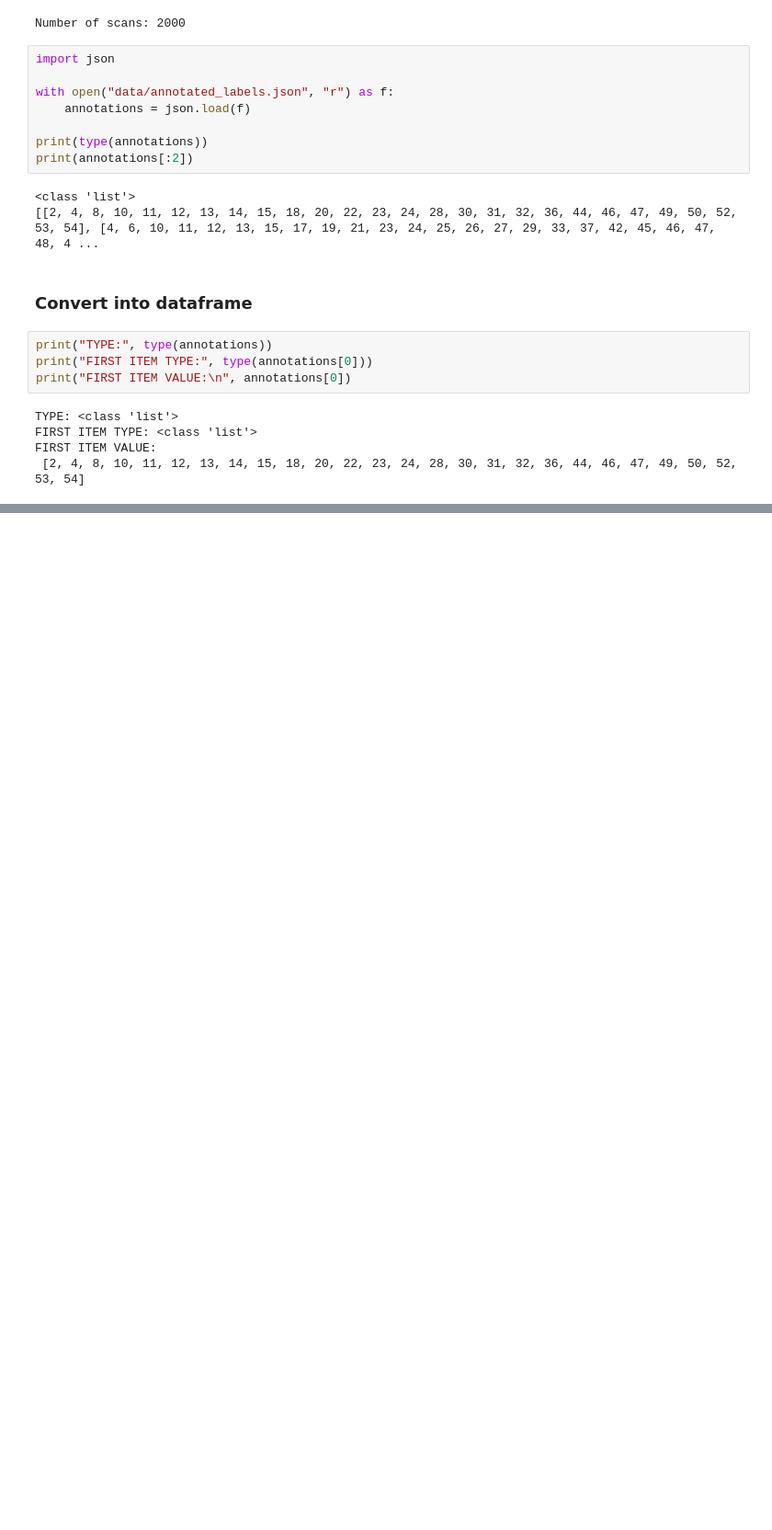
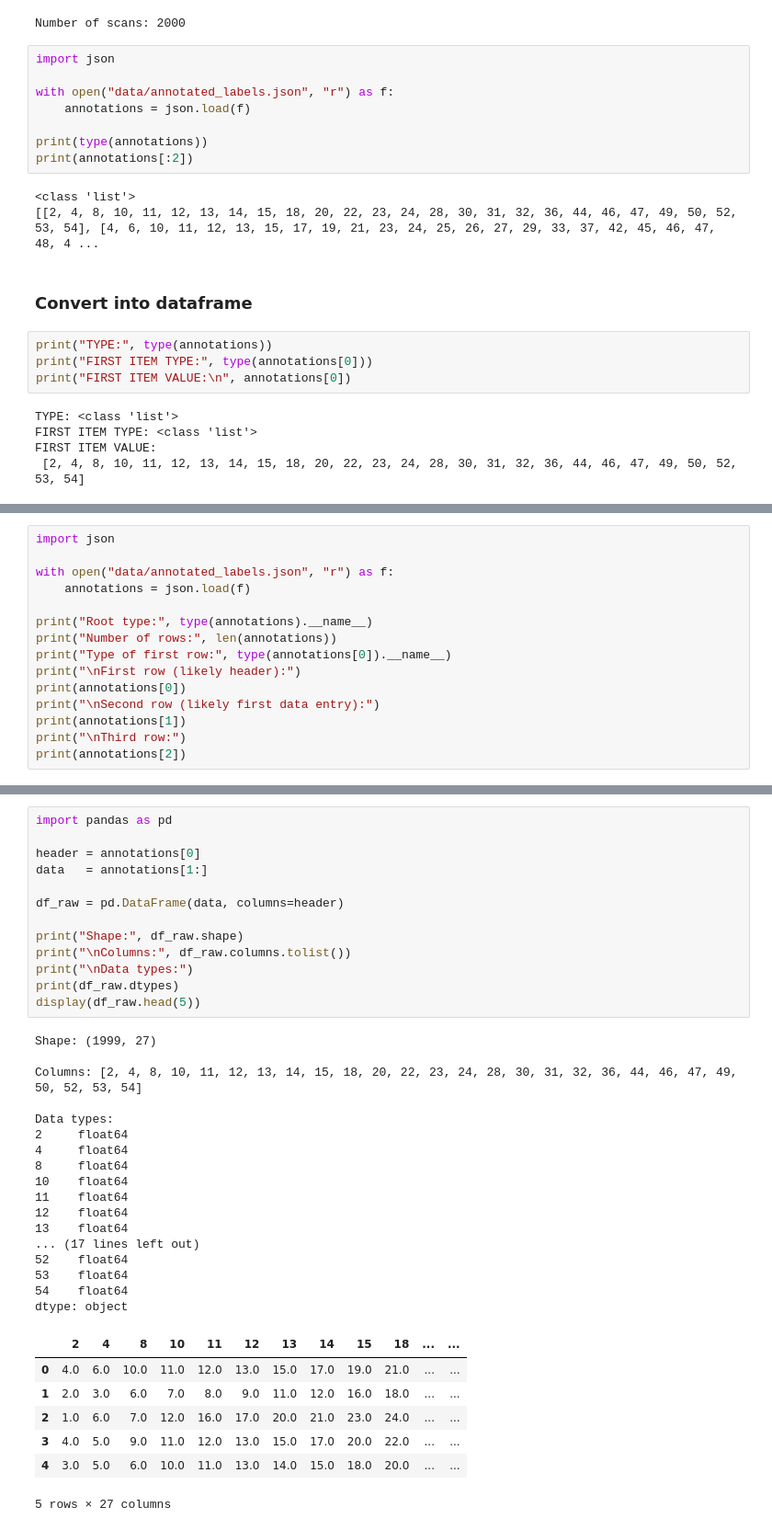
Before and after one commit to kaSae6/AnatomicStructuresSegmentation, a Jupyter notebook: 1_DatasetCharacteristics/exploratory_data_analysis.ipynb, the cells around one changed output, grey strips where cells are left out. Shown at 92% size. Saved outputs shown, nothing was run; the diff lists cells and outputs as text; blank space fills up the shorter version.

```diff
--- a/1_DatasetCharacteristics/exploratory_data_analysis.ipynb
+++ b/1_DatasetCharacteristics/exploratory_data_analysis.ipynb
@@ -581,0 +584,15 @@ FIRST ITEM VALUE:
+# %%
+import json
+
+with open("data/annotated_labels.json", "r") as f:
+    annotations = json.load(f)
+
+print("Root type:", type(annotations).__name__)
+print("Number of rows:", len(annotations))
+print("Type of first row:", type(annotations[0]).__name__)
+print("\nFirst row (likely header):")
+print(annotations[0])
+print("\nSecond row (likely first data entry):")
+print(annotations[1])
+print("\nThird row:")
+print(annotations[2])
@@ -581,0 +615,38 @@ FIRST ITEM VALUE:
+# %%
+import pandas as pd
+
+header = annotations[0]
+data   = annotations[1:]
+
+df_raw = pd.DataFrame(data, columns=header)
+
+print("Shape:", df_raw.shape)
+print("\nColumns:", df_raw.columns.tolist())
+print("\nData types:")
+print(df_raw.dtypes)
+display(df_raw.head(5))
+# %% [output]
+Shape: (1999, 27)
+
+Columns: [2, 4, 8, 10, 11, 12, 13, 14, 15, 18, 20, 22, 23, 24, 28, 30, 31, 32, 36, 44, 46, 47, 49, 50, 52, 53, 54]
+
+Data types:
+2     float64
+4     float64
+8     float64
+10    float64
+11    float64
+12    float64
+13    float64
+... (17 lines left out)
+52    float64
+53    float64
+54    float64
+dtype: object
+|  | 2 | 4 | 8 | 10 | 11 | 12 | 13 | 14 | 15 | 18 | ... | ... |
+| 0 | 4.0 | 6.0 | 10.0 | 11.0 | 12.0 | 13.0 | 15.0 | 17.0 | 19.0 | 21.0 | ... | ... |
+| 1 | 2.0 | 3.0 | 6.0 | 7.0 | 8.0 | 9.0 | 11.0 | 12.0 | 16.0 | 18.0 | ... | ... |
+| 2 | 1.0 | 6.0 | 7.0 | 12.0 | 16.0 | 17.0 | 20.0 | 21.0 | 23.0 | 24.0 | ... | ... |
+| 3 | 4.0 | 5.0 | 9.0 | 11.0 | 12.0 | 13.0 | 15.0 | 17.0 | 20.0 | 22.0 | ... | ... |
+| 4 | 3.0 | 5.0 | 6.0 | 10.0 | 11.0 | 13.0 | 14.0 | 15.0 | 18.0 | 20.0 | ... | ... |
+5 rows × 27 columns
```
Also changed, not shown: parts of 11 cells of this notebook.
